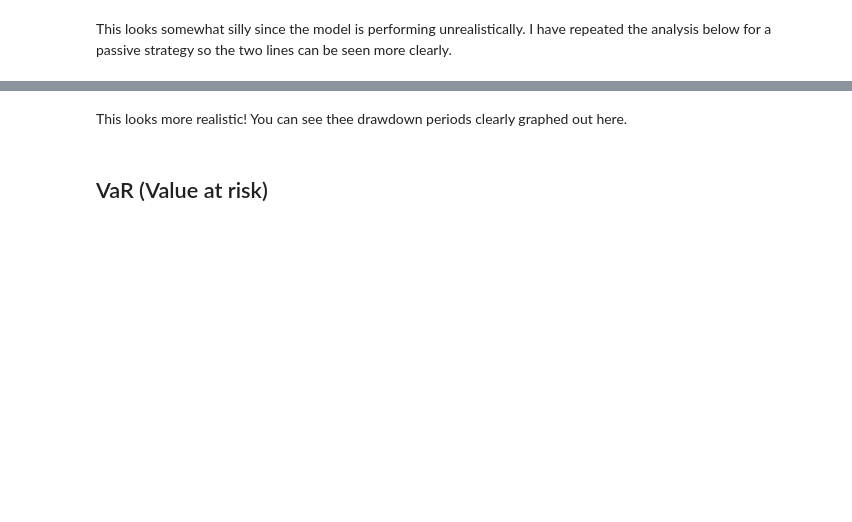
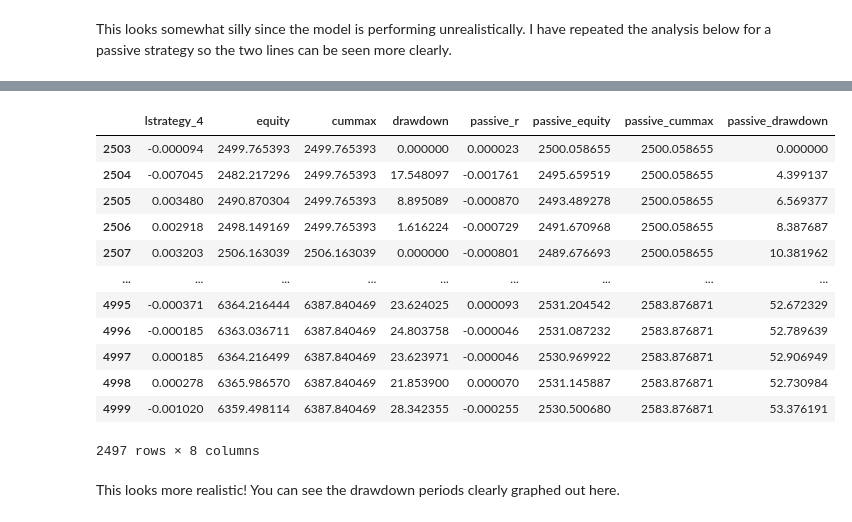
Before and after one commit to ed-roberts-github/trading_classifier, a Jupyter notebook: SVM_model.ipynb, the cells around one changed output, grey strips where cells are left out. Saved outputs shown, nothing was run; the diff lists cells and outputs as text; code cells hidden in the pictures; blank space fills up the shorter version.

```diff
--- a/SVM_model.ipynb
+++ b/SVM_model.ipynb
@@ -360,4 +356,18 @@ ax.set_title('Risk Analysis');
+# %%
+risk
+# %% [output]
+|  | lstrategy_4 | equity | cummax | drawdown | passive_r | passive_equity | passive_cummax | passive_drawdown |
+| 2503 | -0.000094 | 2499.765393 | 2499.765393 | 0.000000 | 0.000023 | 2500.058655 | 2500.058655 | 0.000000 |
+| 2504 | -0.007045 | 2482.217296 | 2499.765393 | 17.548097 | -0.001761 | 2495.659519 | 2500.058655 | 4.399137 |
+| 2505 | 0.003480 | 2490.870304 | 2499.765393 | 8.895089 | -0.000870 | 2493.489278 | 2500.058655 | 6.569377 |
+| 2506 | 0.002918 | 2498.149169 | 2499.765393 | 1.616224 | -0.000729 | 2491.670968 | 2500.058655 | 8.387687 |
+| 2507 | 0.003203 | 2506.163039 | 2506.163039 | 0.000000 | -0.000801 | 2489.676693 | 2500.058655 | 10.381962 |
+| ... | ... | ... | ... | ... | ... | ... | ... | ... |
+| 4995 | -0.000371 | 6364.216444 | 6387.840469 | 23.624025 | 0.000093 | 2531.204542 | 2583.876871 | 52.672329 |
+| 4996 | -0.000185 | 6363.036711 | 6387.840469 | 24.803758 | -0.000046 | 2531.087232 | 2583.876871 | 52.789639 |
+| 4997 | 0.000185 | 6364.216499 | 6387.840469 | 23.623971 | -0.000046 | 2530.969922 | 2583.876871 | 52.906949 |
+| 4998 | 0.000278 | 6365.986570 | 6387.840469 | 21.853900 | 0.000070 | 2531.145887 | 2583.876871 | 52.730984 |
+| 4999 | -0.001020 | 6359.498114 | 6387.840469 | 28.342355 | -0.000255 | 2530.500680 | 2583.876871 | 53.376191 |
+2497 rows × 8 columns
 # %% [markdown]
-This looks more realistic! You can see thee drawdown periods clearly graphed out here.
+This looks more realistic! You can see the drawdown periods clearly graphed out here.
-# %% [markdown]
-## VaR (Value at risk)
```
Also changed, not shown: parts of 26 cells of this notebook, 1 other file.
